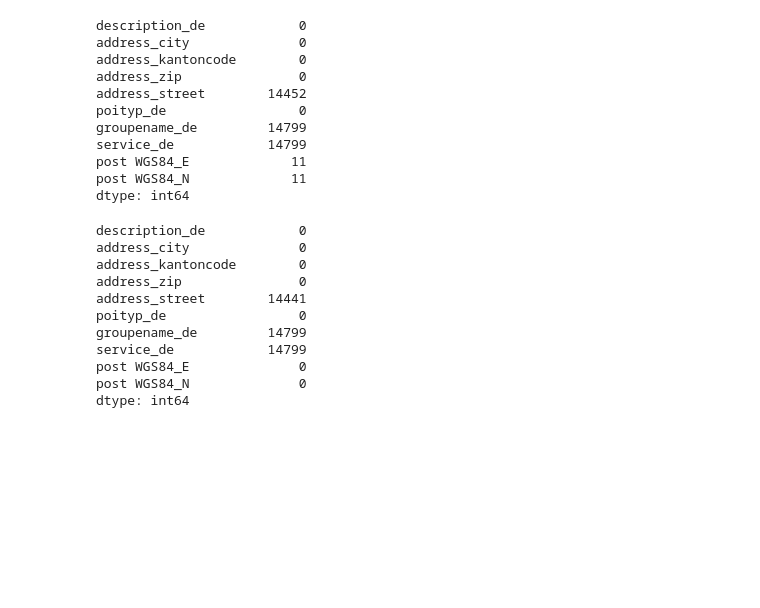
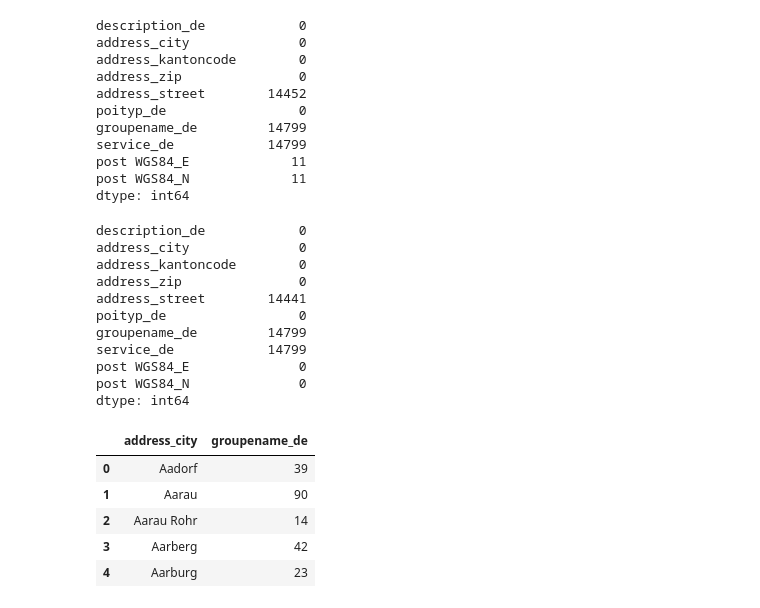
Before and after one commit to BlessMario/Gruppenarbeit1, a Jupyter notebook: Import Post.ipynb, the cells around one changed output. Saved outputs shown, nothing was run; the diff lists cells and outputs as text; code cells hidden in the pictures; blank space fills up the shorter version.

```diff
--- a/Import Post.ipynb
+++ b/Import Post.ipynb
@@ -99,4 +97,17 @@ service_de            14799
 post WGS84_E              0
 post WGS84_N              0
 dtype: int64
+# %%
+#Kumulierte Anzahl Dienstleistungen ermitteln pro Gemeinde
+df_DL = df_post.groupby(by=['address_city'])['groupename_de'].count()
+df_DL = df_DL.to_frame()
+df_DL = df_DL.reset_index()
+df_DL.head()
+# %% [output]
+|  | address_city | groupename_de |
+| 0 | Aadorf | 39 |
+| 1 | Aarau | 90 |
+| 2 | Aarau Rohr | 14 |
+| 3 | Aarberg | 42 |
+| 4 | Aarburg | 23 |
 # %%
```
Also changed, not shown: parts of 7 cells of this notebook, 15 other files.
